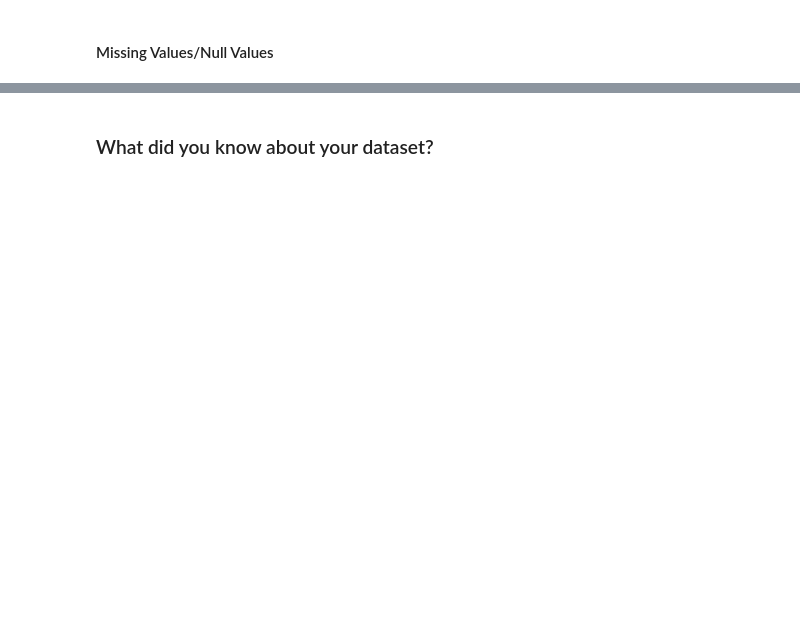
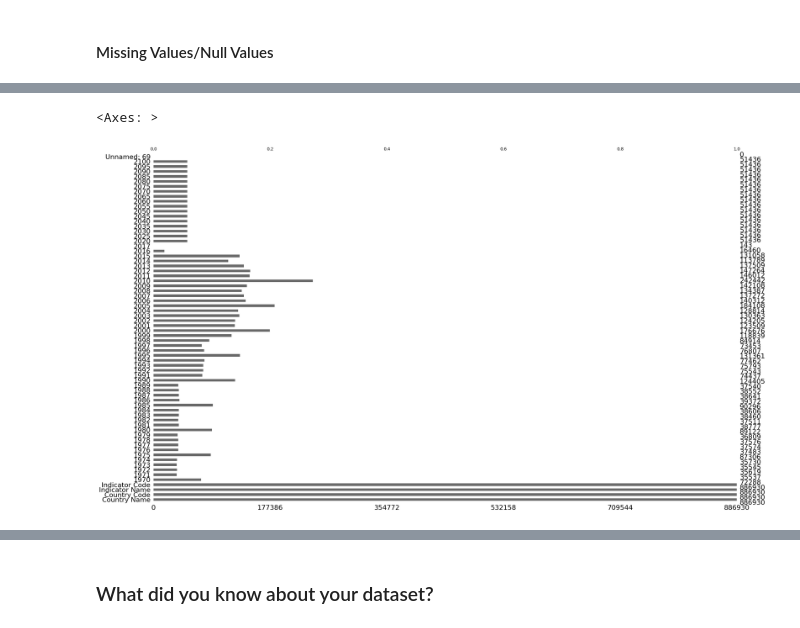
Before and after one commit to RobinBose774/EDA-Project-World-Bank-Global-Education-Analysis, a Jupyter notebook: EDA_project_World_Bank_Global_Education_Analysis.ipynb, the cells around one changed output, grey strips where cells are left out. Cells and saved outputs as stored; diff of their text form; code cells hidden in the pictures; blank space fills up the shorter version.

```diff
--- a/EDA_project_World_Bank_Global_Education_Analysis.ipynb
+++ b/EDA_project_World_Bank_Global_Education_Analysis.ipynb
@@ -101,0 +479,5 @@ M - Multivariate Analysis
+# %%
+msno.bar(ed_stats_data, figsize=(25,15))
+# %% [output]
+<Axes: >
+[figure, added]
```
Also changed, not shown: parts of 66 cells of this notebook.
